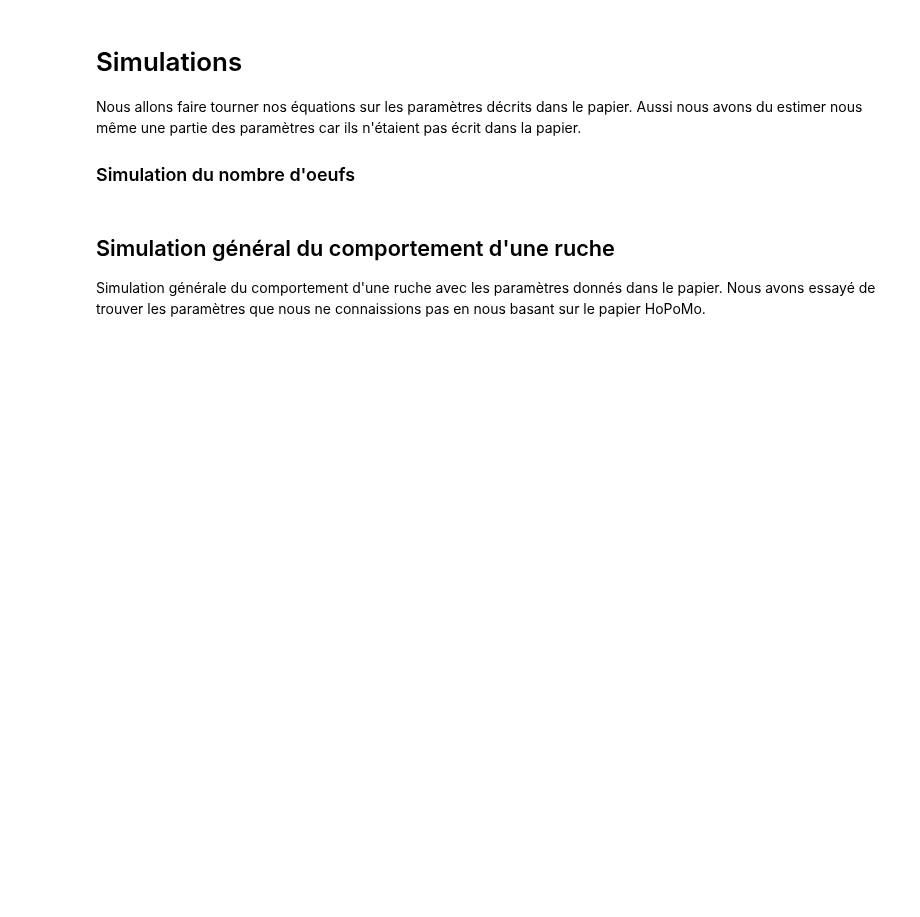
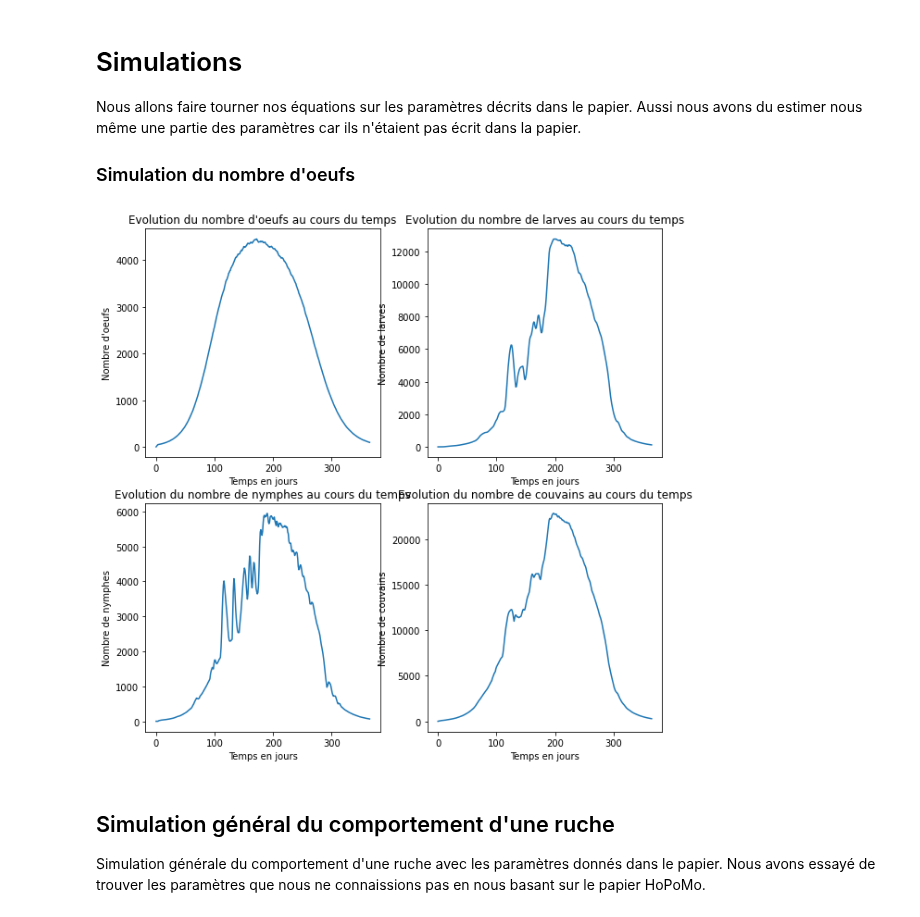
Before and after one commit to SylvJalb/beenamics, a Jupyter notebook: notebook_simulation_ruche.ipynb, the cells around one changed output. Cells and saved outputs as stored; diff of their text form; code cells hidden in the pictures; blank space fills up the shorter version.

```diff
--- a/notebook_simulation_ruche.ipynb
+++ b/notebook_simulation_ruche.ipynb
@@ -443,27 +549,38 @@ Aussi nous avons du estimer nous même une partie des paramètres car ils n'éta
 # %%
 reset_cache()
 
 fig, ax = plt.subplots(nrows=2, ncols=2, figsize=(10, 10))
+
 
 a, b, c, d = [], [], [], []
 
 time = np.arange(366)
 
 for t in time:
     a.append(CELLSeggs(t))
     b.append(CELLSlarvae(t))
     c.append(CELLSpupae(t))
     d.append(CELLSbrood(t))
 
 ax[0,0].plot(a)
-ax[0,0].title.set_text("eggs cells")
+ax[0,0].set_title("Evolution du nombre d'oeufs au cours du temps")
+ax[0,0].set_xlabel("Temps en jours")
+ax[0,0].set_ylabel("Nombre d'oeufs")
 ax[1,0].plot(b)
-ax[1,0].title.set_text("larvae cells")
+ax[1,0].set_title("Evolution du nombre de nymphes au cours du temps")
+ax[1,0].set_xlabel("Temps en jours")
+ax[1,0].set_ylabel("Nombre de nymphes")
 ax[0,1].plot(c)
-ax[0,1].title.set_text("pupae cells")
+ax[0,1].set_title("Evolution du nombre de larves au cours du temps")
+ax[0,1].set_xlabel("Temps en jours")
+ax[0,1].set_ylabel("Nombre de larves")
 ax[1,1].plot(d)
-ax[1,1].title.set_text("brood cells")
+ax[1,1].set_title("Evolution du nombre de couvains au cours du temps")
+ax[1,1].set_xlabel("Temps en jours")
+ax[1,1].set_ylabel("Nombre de couvains")
 plt.show()
+# %% [output]
+[figure, added]
 # %%
 from tqdm import tqdm
 
```
Also changed, not shown: parts of 5 cells of this notebook.
